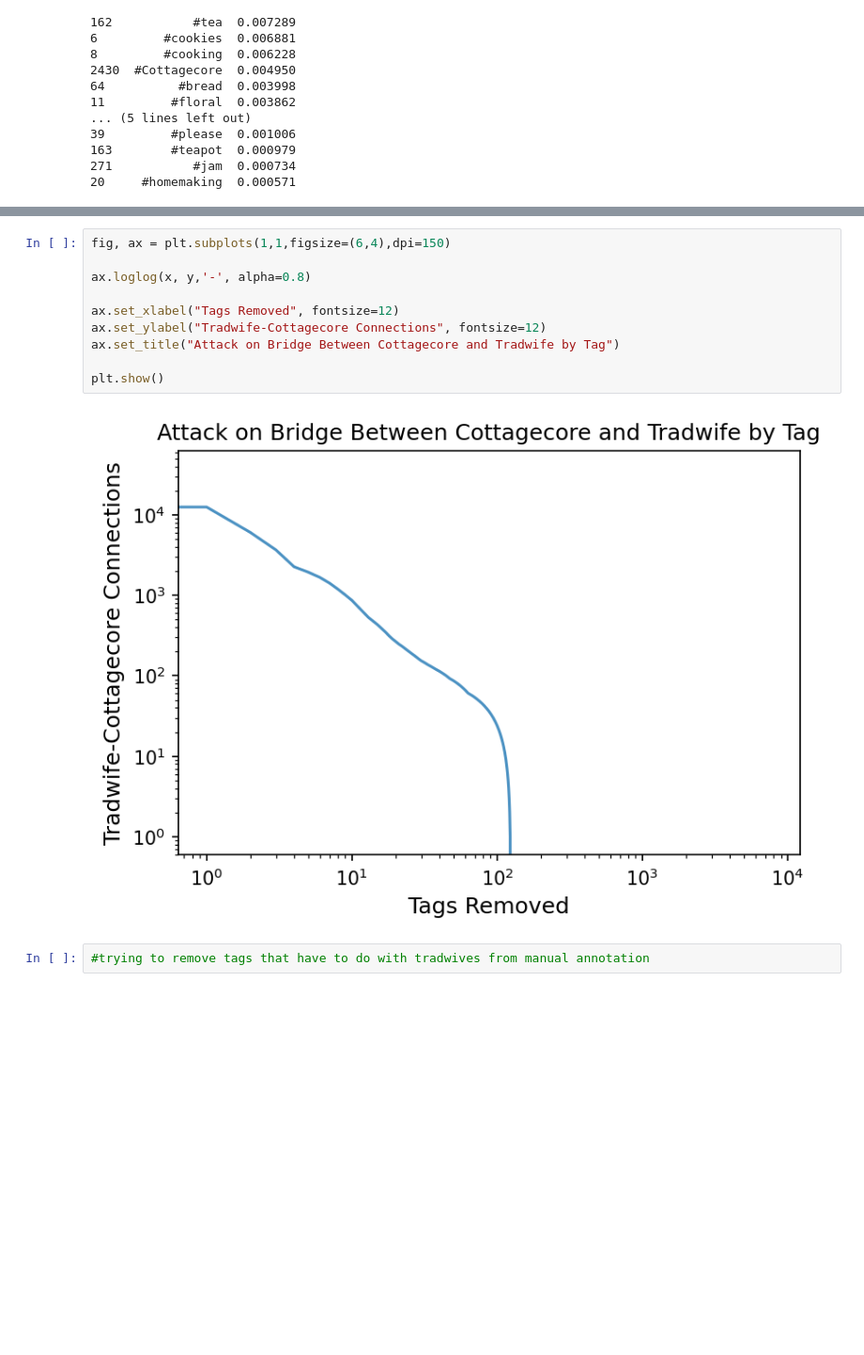
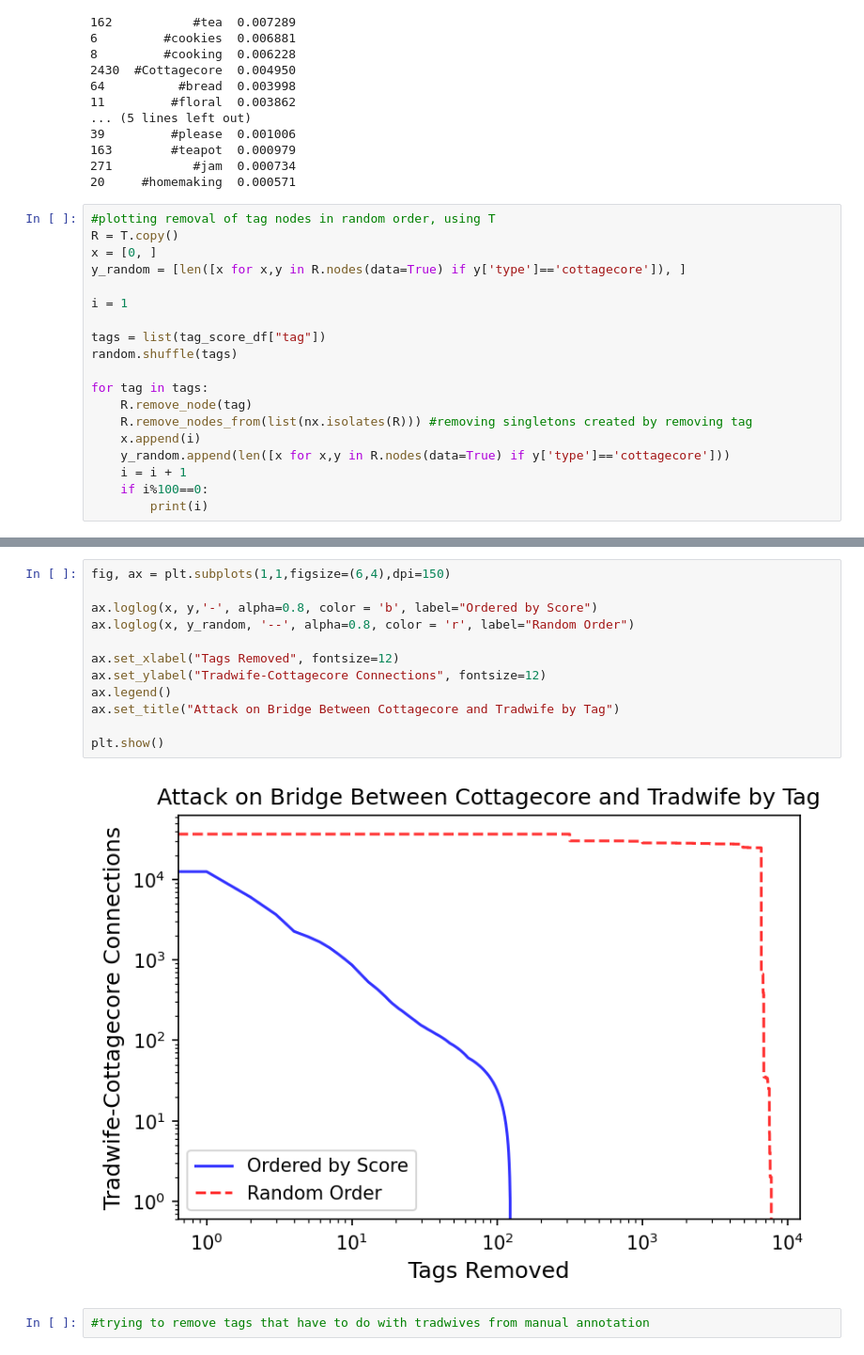
Before and after one commit to olivermallen/Cottagecore_Tradwife_Pipeline, a Jupyter notebook: network_analysis.ipynb, the cells around one changed output, grey strips where cells are left out. Shown at 94% size. Cells and saved outputs as stored; diff of their text form; blank space fills up the shorter version.

```diff
--- a/network_analysis.ipynb
+++ b/network_analysis.ipynb
@@ -259,3 +260,22 @@ print(tag_score_df.sort_values("score", ascending=False).head(20))
 163        #teapot  0.000979
 271           #jam  0.000734
 20     #homemaking  0.000571
+# %%
+#plotting removal of tag nodes in random order, using T
+R = T.copy()
+x = [0, ]
+y_random = [len([x for x,y in R.nodes(data=True) if y['type']=='cottagecore']), ]
+
+i = 1
+
+tags = list(tag_score_df["tag"])
+random.shuffle(tags)
+
+for tag in tags:
+    R.remove_node(tag)
+    R.remove_nodes_from(list(nx.isolates(R))) #removing singletons created by removing tag
+    x.append(i)
+    y_random.append(len([x for x,y in R.nodes(data=True) if y['type']=='cottagecore']))
+    i = i + 1
+    if i%100==0:
+        print(i)
@@ -296,15 +329,17 @@ for tag in tag_score_df.sort_values("score", ascending=False)["tag"]:
 # %%
 fig, ax = plt.subplots(1,1,figsize=(6,4),dpi=150)
 
-ax.loglog(x, y,'-', alpha=0.8)
+ax.loglog(x, y,'-', alpha=0.8, color = 'b', label="Ordered by Score")
+ax.loglog(x, y_random, '--', alpha=0.8, color = 'r', label="Random Order")
 
 ax.set_xlabel("Tags Removed", fontsize=12)
 ax.set_ylabel("Tradwife-Cottagecore Connections", fontsize=12)
+ax.legend()
 ax.set_title("Attack on Bridge Between Cottagecore and Tradwife by Tag")
 
 plt.show()
 # %% [output]
-[figure, old version]
+[figure, new version]
 # %%
 #trying to remove tags that have to do with tradwives from manual annotation
 # %%
```
Also changed, not shown: parts of 4 cells of this notebook, 1 other file.
